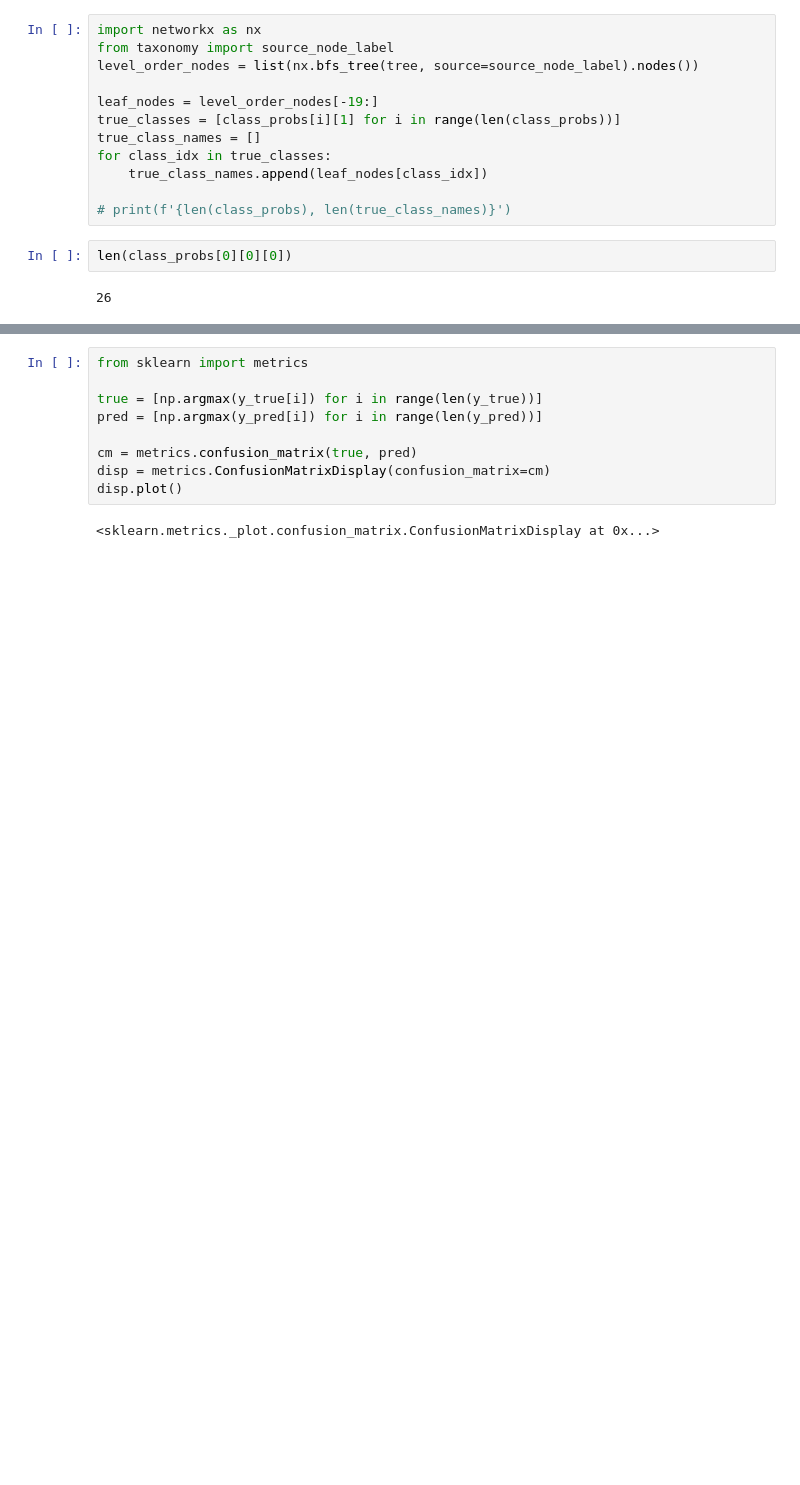
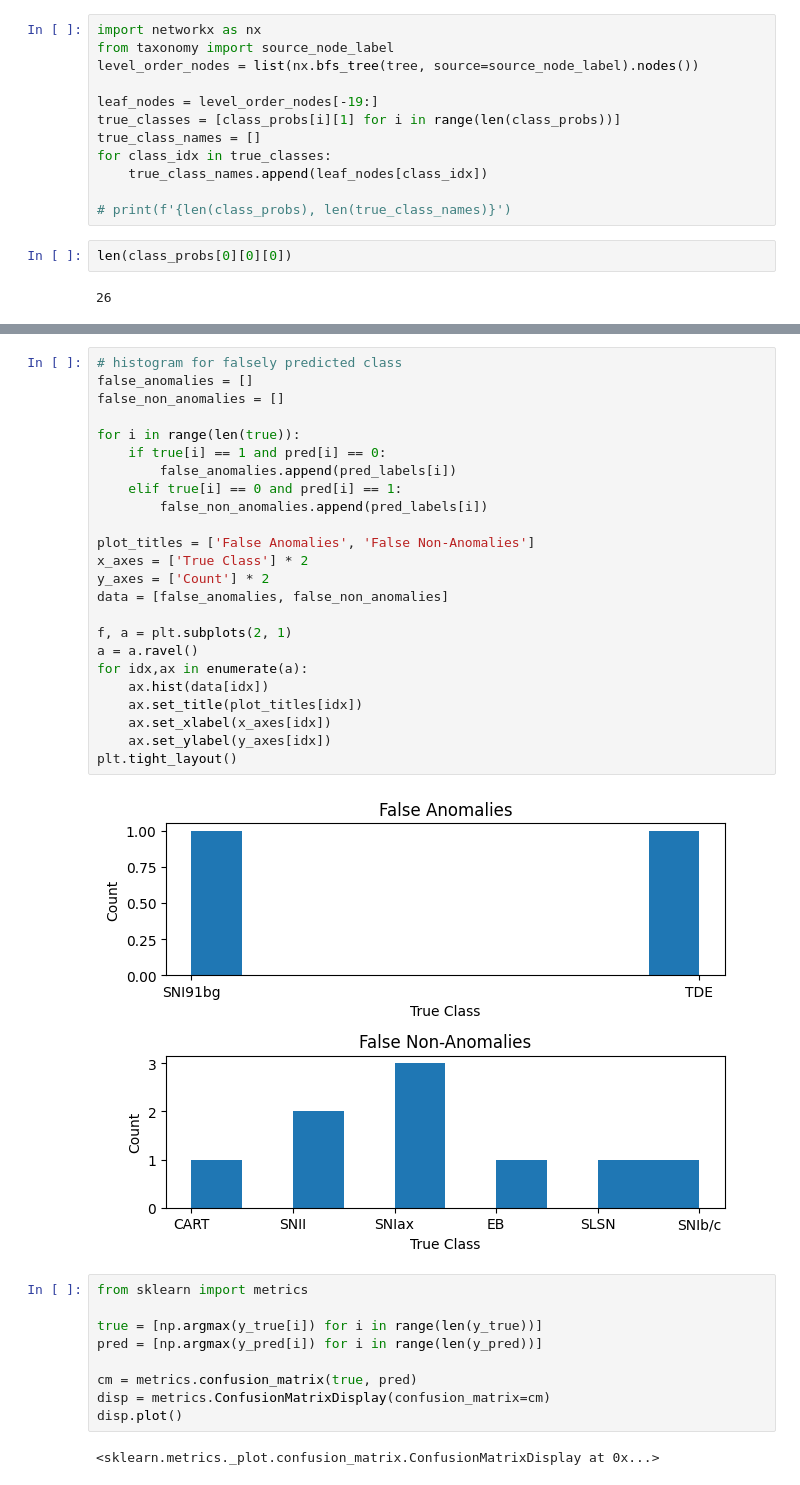
Before and after one commit to arjunchainani/ELAsTiCC-Classification, a Jupyter notebook: AnomalyDetection.ipynb, the cells around one changed output, grey strips where cells are left out. Cells and saved outputs as stored; diff of their text form; blank space fills up the shorter version.

```diff
--- a/AnomalyDetection.ipynb
+++ b/AnomalyDetection.ipynb
@@ -680,3 +727,29 @@ array([[1.06065825e-07, 9.99999894e-01],
+# %%
+# histogram for falsely predicted class
+false_anomalies = []
+false_non_anomalies = []
+
+for i in range(len(true)):
+    if true[i] == 1 and pred[i] == 0:
+        false_anomalies.append(pred_labels[i])
+    elif true[i] == 0 and pred[i] == 1:
+        false_non_anomalies.append(pred_labels[i])
+
+plot_titles = ['False Anomalies', 'False Non-Anomalies']
+x_axes = ['True Class'] * 2
+y_axes = ['Count'] * 2
+data = [false_anomalies, false_non_anomalies]
+
+f, a = plt.subplots(2, 1)
+a = a.ravel()
+for idx,ax in enumerate(a):
+    ax.hist(data[idx])
+    ax.set_title(plot_titles[idx])
+    ax.set_xlabel(x_axes[idx])
+    ax.set_ylabel(y_axes[idx])
+plt.tight_layout()
+# %% [output]
+[figure, added]
 # %%
 from sklearn import metrics
 
```
Also changed, not shown: parts of 12 cells of this notebook.
